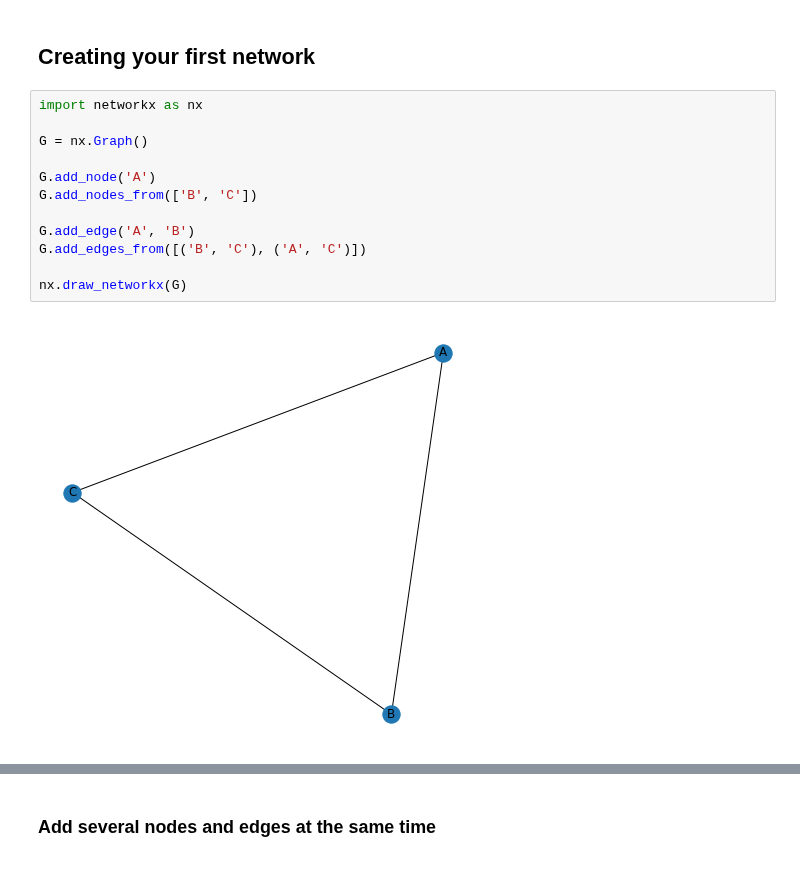
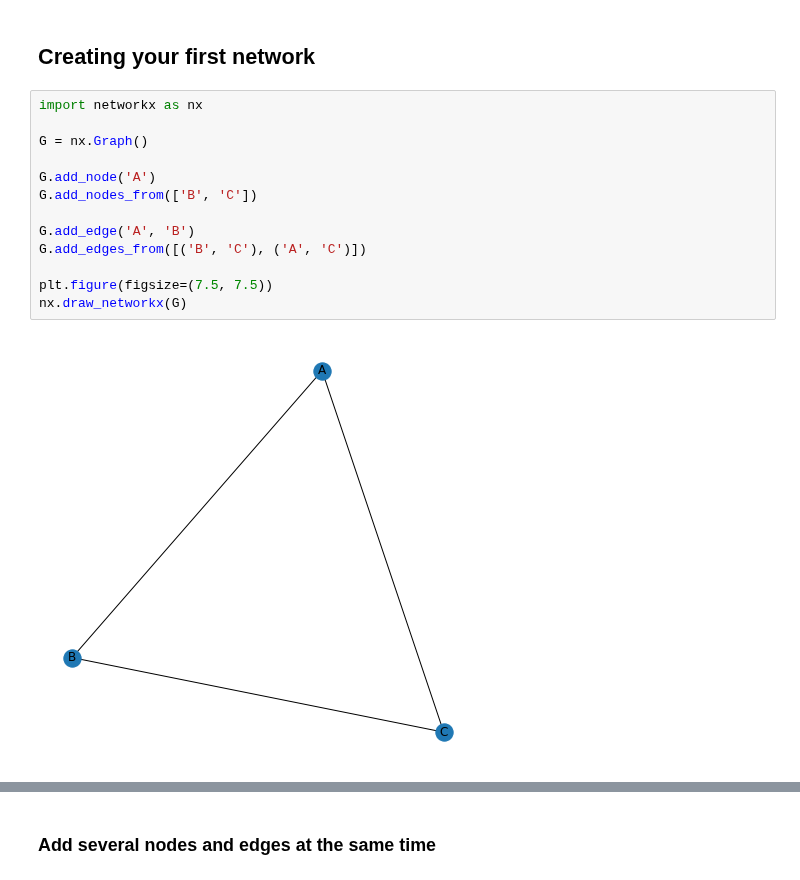
Before and after one commit to PacktPublishing/Network-Science-with-Python-and-NetworkX-Quick-Start-Guide, a Jupyter notebook: Chapter_01.ipynb, the cells around one changed output, grey strips where cells are left out. Drawn from its saved outputs; the diff is of its cells as text.

```diff
--- a/Chapter_01.ipynb
+++ b/Chapter_01.ipynb
@@ -15,14 +15,15 @@ plt.rcParams.update({
 # %%
 import networkx as nx
 
 G = nx.Graph()
 
 G.add_node('A')
 G.add_nodes_from(['B', 'C'])
 
 G.add_edge('A', 'B')
 G.add_edges_from([('B', 'C'), ('A', 'C')])
 
+plt.figure(figsize=(7.5, 7.5))
 nx.draw_networkx(G)
 # %% [output]
-[figure, old version]
+[figure, new version]
```
Also changed, not shown: parts of 2 cells of this notebook.
